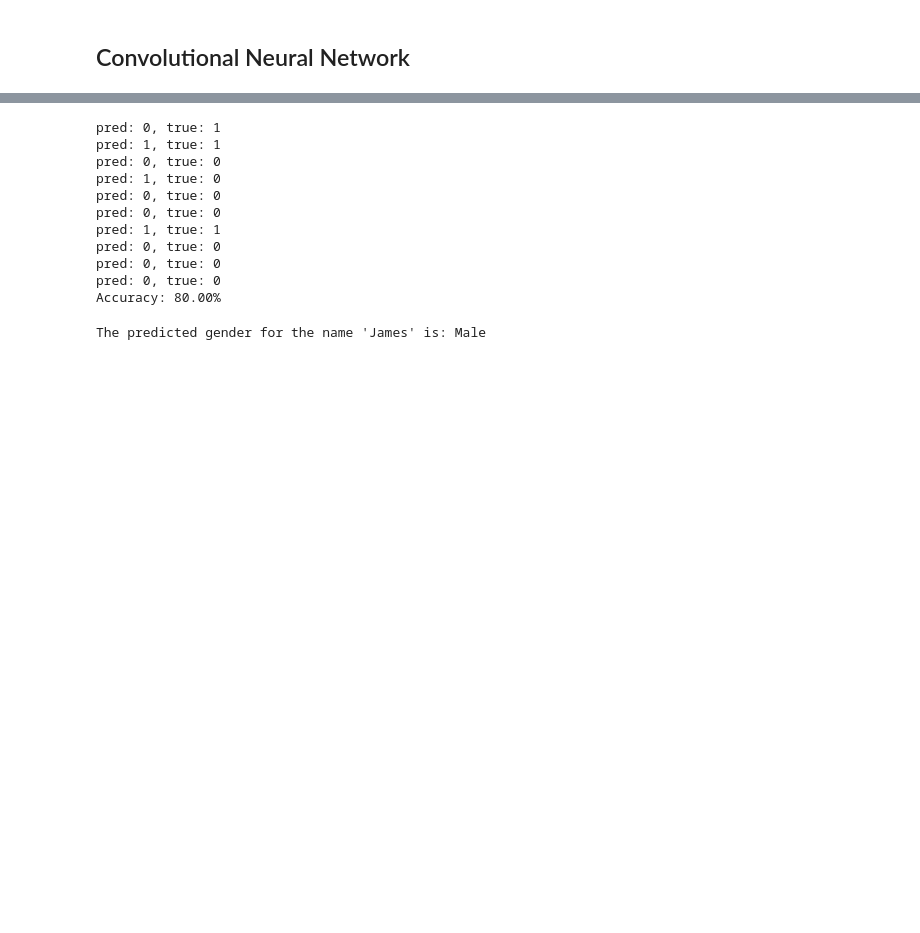
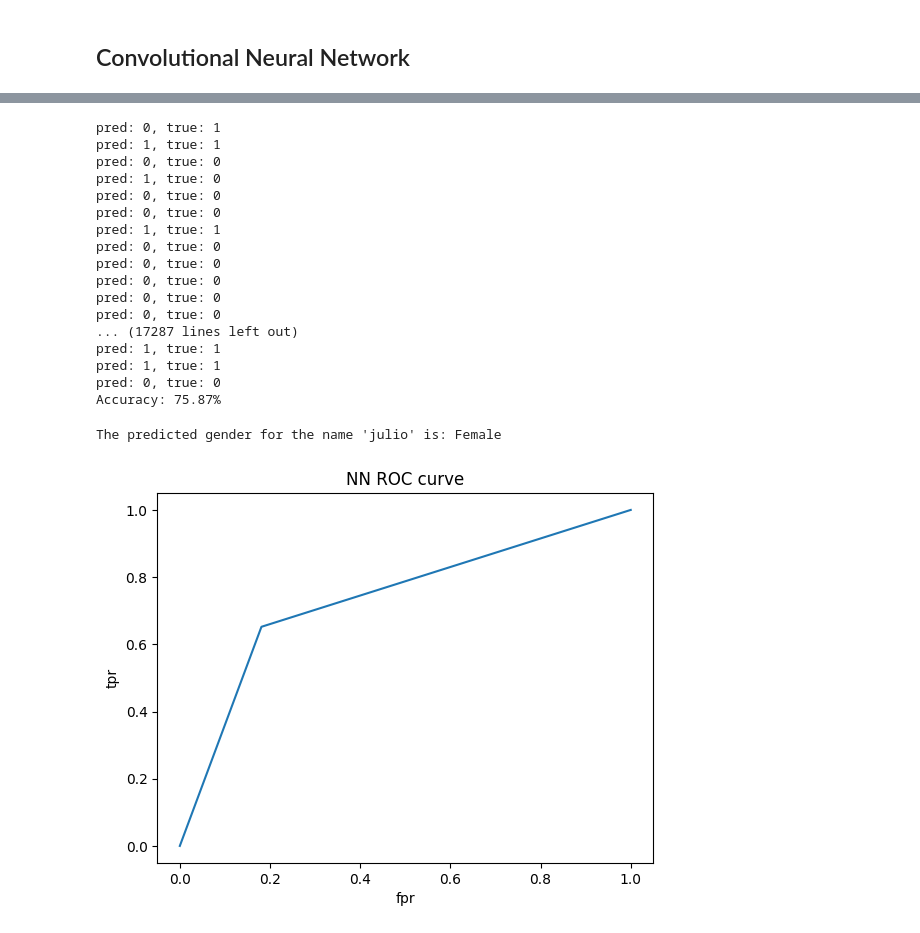
Before and after one commit to coldstrel/ML_project, a Jupyter notebook: ML_Project.ipynb, the cells around one changed output, grey strips where cells are left out. Cells and saved outputs as stored; diff of their text form; code cells hidden in the pictures; blank space fills up the shorter version.

```diff
--- a/ML_Project.ipynb
+++ b/ML_Project.ipynb
@@ -669,15 +690,19 @@ train(
 # %%
 # Test the network and calculate accuracy
 correct_predictions = 0
-total_predictions = len(x_test[0:10])
+total_predictions = len(x_test)
+y_pred = []
+y_true = []
 
-for x, y in zip(x_test[0:10], y_test[0:10]):
+for x, y in zip(x_test, y_test):
     x = x.reshape(-1, 1)  # Reshape input for the network
     y = y.reshape(-1, 1)  # Reshape target for the network
     output = predict(network, x)
     print(f"pred: {np.argmax(output)}, true: {np.argmax(y)}")
     predicted_label = np.argmax(output)
     true_label = np.argmax(y)
+    y_pred.append(predicted_label)
+    y_true.append(true_label)
     if predicted_label == true_label:
         correct_predictions += 1
 
@@ -694,7 +719,15 @@ pred: 1, true: 1
 pred: 0, true: 0
 pred: 0, true: 0
 pred: 0, true: 0
-Accuracy: 80.00%
+pred: 0, true: 0
+pred: 0, true: 0
+... (17287 lines left out)
+pred: 1, true: 1
+pred: 1, true: 1
+pred: 0, true: 0
+Accuracy: 75.87%
+# %%
+y_pred = []
 # %%
 def string_to_ascii_padded(name):
     # Convert the name to uppercase
@@ -724,8 +757,8 @@ def predict_gender_custom(name, custom_model):
     gender = 'Male' if predicted_class[0] == 1 else 'Female'
     return gender
 # %%
-name_to_predict = "James"
+name_to_predict = ""
 predicted_gender = predict_gender_custom(name_to_predict, network)
 print(f"The predicted gender for the name '{name_to_predict}' is: {predicted_gender}")
 # %% [output]
-The predicted gender for the name 'James' is: Male
+The predicted gender for the name 'julio' is: Female
@@ -731,0 +767,12 @@ The predicted gender for the name 'James' is: Male
+# %%
+fpr, tpr, thresholds = roc_curve(y_true, y_pred)
+
+
+plt.plot()
+plt.plot(fpr,tpr, label='NN')
+plt.xlabel('fpr')
+plt.ylabel('tpr')
+plt.title(f'NN ROC curve')
+plt.show()
+# %% [output]
+[figure, added]
```
Also changed, not shown: parts of 9 cells of this notebook.
